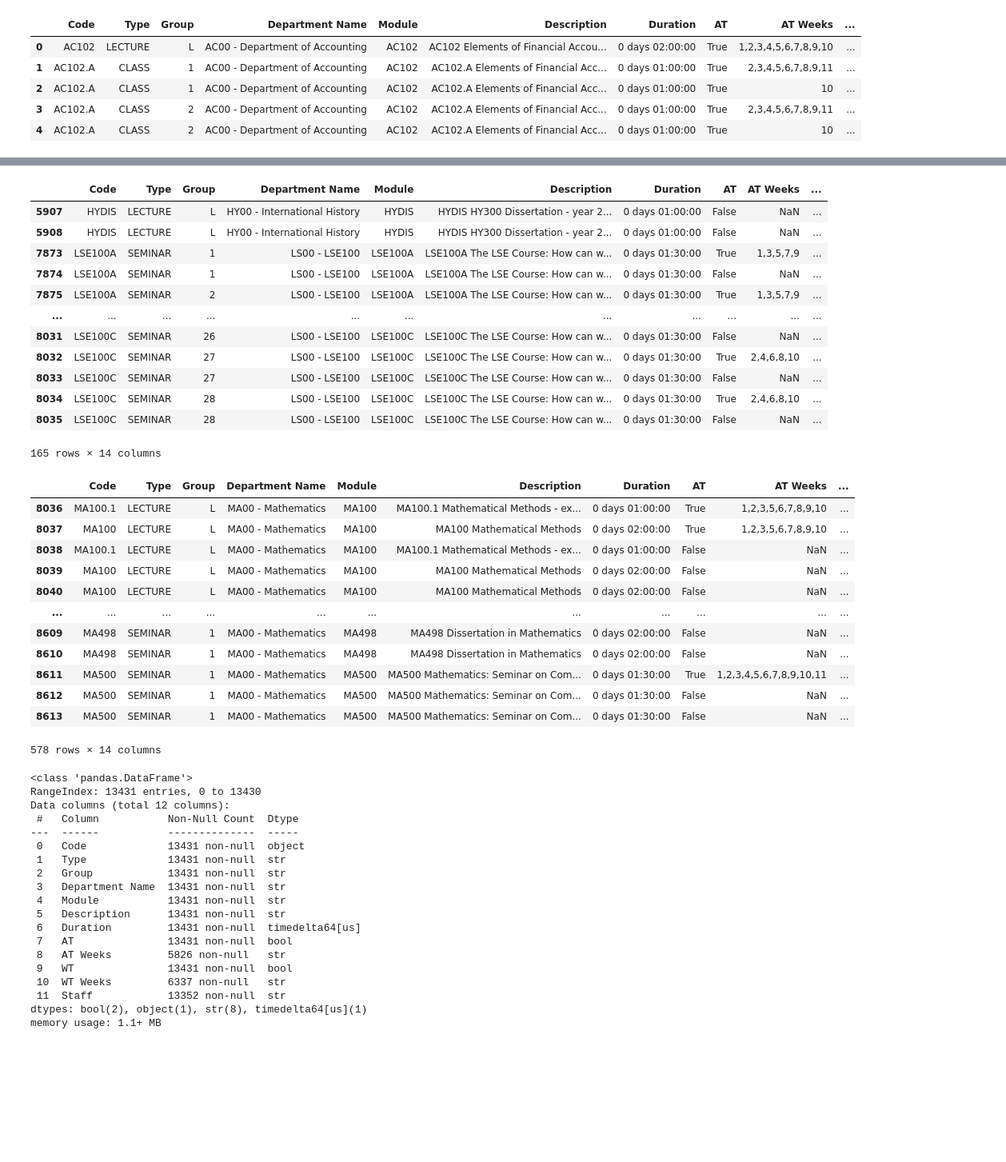
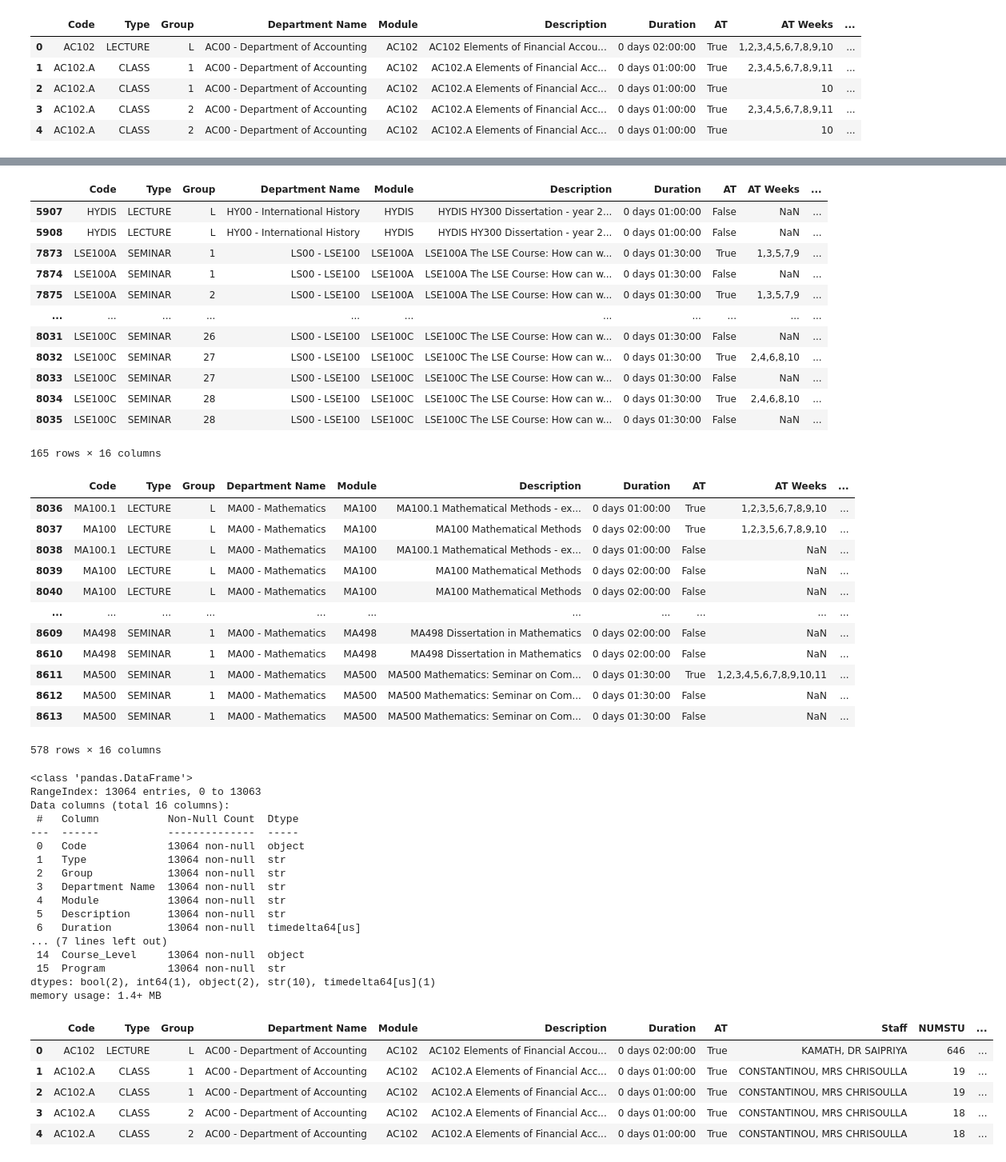
Before and after one commit to ngocminh7200/CTP-with-GNN-GA, a Jupyter notebook: DataPreProcessing.ipynb, the cells around one changed output, grey strips where cells are left out. Shown at 80% size. Cells and saved outputs as stored; diff of their text form; code cells hidden in the pictures; blank space fills up the shorter version.

Commit message:
Filter relevant data only

```diff
--- a/DataPreProcessing.ipynb
+++ b/DataPreProcessing.ipynb
@@ -62,7 +62,9 @@ course_master_data['Group'] = course_master_data['Group'].astype(str)
 course_master_data.loc[course_master_data['Type'] == 'LECTURE', 'Group'] = 'L'
 course_master_data.loc[course_master_data['Type'] == 'WORKSHOP', 'Group'] = 'W'
 course_master_data = pd.merge(course_master_data, groups[['Code', 'Group', 'NUMSTU']].copy(), on=['Code', 'Group'])
+course_master_data['Department'] = course_master_data['Department Name'].str[:4]
 course_master_data['Course_Level'] = course_master_data['Code'].str[2:3]
+course_master_data['Program'] = course_master_data['Department'] + course_master_data['Course_Level']
 course_master_data.head()
 # %% [output]
 |  | Code | Type | Group | Department Name | Module | Description | Duration | AT | AT Weeks | ... |
@@ -86,7 +96,7 @@ course_master_data[course_master_data['Course_Level'].isin(['D', 'E'])]
 | 8033 | LSE100C | SEMINAR | 27 | LS00 - LSE100 | LSE100C | LSE100C The LSE Course: How can w... | 0 days 01:30:00 | False | NaN | ... |
 | 8034 | LSE100C | SEMINAR | 28 | LS00 - LSE100 | LSE100C | LSE100C The LSE Course: How can w... | 0 days 01:30:00 | True | 2,4,6,8,10 | ... |
 | 8035 | LSE100C | SEMINAR | 28 | LS00 - LSE100 | LSE100C | LSE100C The LSE Course: How can w... | 0 days 01:30:00 | False | NaN | ... |
-165 rows × 14 columns
+165 rows × 16 columns
 # %%
 course_master_data[course_master_data['Department Name'] == 'MA00 - Mathematics']
 # %% [output]
@@ -102,26 +112,36 @@ course_master_data[course_master_data['Department Name'] == 'MA00 - Mathematics'
 | 8611 | MA500 | SEMINAR | 1 | MA00 - Mathematics | MA500 | MA500 Mathematics: Seminar on Com... | 0 days 01:30:00 | True | 1,2,3,4,5,6,7,8,9,10,11 | ... |
 | 8612 | MA500 | SEMINAR | 1 | MA00 - Mathematics | MA500 | MA500 Mathematics: Seminar on Com... | 0 days 01:30:00 | False | NaN | ... |
 | 8613 | MA500 | SEMINAR | 1 | MA00 - Mathematics | MA500 | MA500 Mathematics: Seminar on Com... | 0 days 01:30:00 | False | NaN | ... |
-578 rows × 14 columns
+578 rows × 16 columns
 # %%
 course_master_data.info()
 # %% [output]
 <class 'pandas.DataFrame'>
-RangeIndex: 13431 entries, 0 to 13430
-Data columns (total 12 columns):
+RangeIndex: 13064 entries, 0 to 13063
+Data columns (total 16 columns):
  #   Column           Non-Null Count  Dtype
 ---  ------           --------------  -----
- 0   Code             13431 non-null  object
- 1   Type             13431 non-null  str
- 2   Group            13431 non-null  str
- 3   Department Name  13431 non-null  str
- 4   Module           13431 non-null  str
- 5   Description      13431 non-null  str
- 6   Duration         13431 non-null  timedelta64[us]
- 7   AT               13431 non-null  bool
- 8   AT Weeks         5826 non-null   str
- 9   WT               13431 non-null  bool
- 10  WT Weeks         6337 non-null   str
- 11  Staff            13352 non-null  str
-dtypes: bool(2), object(1), str(8), timedelta64[us](1)
-memory usage: 1.1+ MB
+ 0   Code             13064 non-null  object
+ 1   Type             13064 non-null  str
+ 2   Group            13064 non-null  str
+ 3   Department Name  13064 non-null  str
+ 4   Module           13064 non-null  str
+ 5   Description      13064 non-null  str
+ 6   Duration         13064 non-null  timedelta64[us]
+... (7 lines left out)
+ 14  Course_Level     13064 non-null  object
+ 15  Program          13064 non-null  str
+dtypes: bool(2), int64(1), object(2), str(10), timedelta64[us](1)
+memory usage: 1.4+ MB
+# %%
+course_df = course_master_data[['Code', 'Type', 'Group', 'Department Name', 'Module', 'Description', 'Duration', 'AT', 'Staff', 'NUMSTU', 'Department', 'Course_Level', 'Program']].copy()
+course_df = course_df[course_df['AT'] == True]
+course_df['Key'] = course_df['Code'] + '_' + course_df['Group']
+course_df.head()
+# %% [output]
+|  | Code | Type | Group | Department Name | Module | Description | Duration | AT | Staff | NUMSTU | ... |
+| 0 | AC102 | LECTURE | L | AC00 - Department of Accounting | AC102 | AC102 Elements of Financial Accou... | 0 days 02:00:00 | True | KAMATH, DR SAIPRIYA | 646 | ... |
+| 1 | AC102.A | CLASS | 1 | AC00 - Department of Accounting | AC102 | AC102.A Elements of Financial Acc... | 0 days 01:00:00 | True | CONSTANTINOU, MRS CHRISOULLA | 19 | ... |
+| 2 | AC102.A | CLASS | 1 | AC00 - Department of Accounting | AC102 | AC102.A Elements of Financial Acc... | 0 days 01:00:00 | True | CONSTANTINOU, MRS CHRISOULLA | 19 | ... |
+| 3 | AC102.A | CLASS | 2 | AC00 - Department of Accounting | AC102 | AC102.A Elements of Financial Acc... | 0 days 01:00:00 | True | CONSTANTINOU, MRS CHRISOULLA | 18 | ... |
+| 4 | AC102.A | CLASS | 2 | AC00 - Department of Accounting | AC102 | AC102.A Elements of Financial Acc... | 0 days 01:00:00 | True | CONSTANTINOU, MRS CHRISOULLA | 18 | ... |
```
Also changed, not shown: parts of 2 cells of this notebook, 1 other file.
